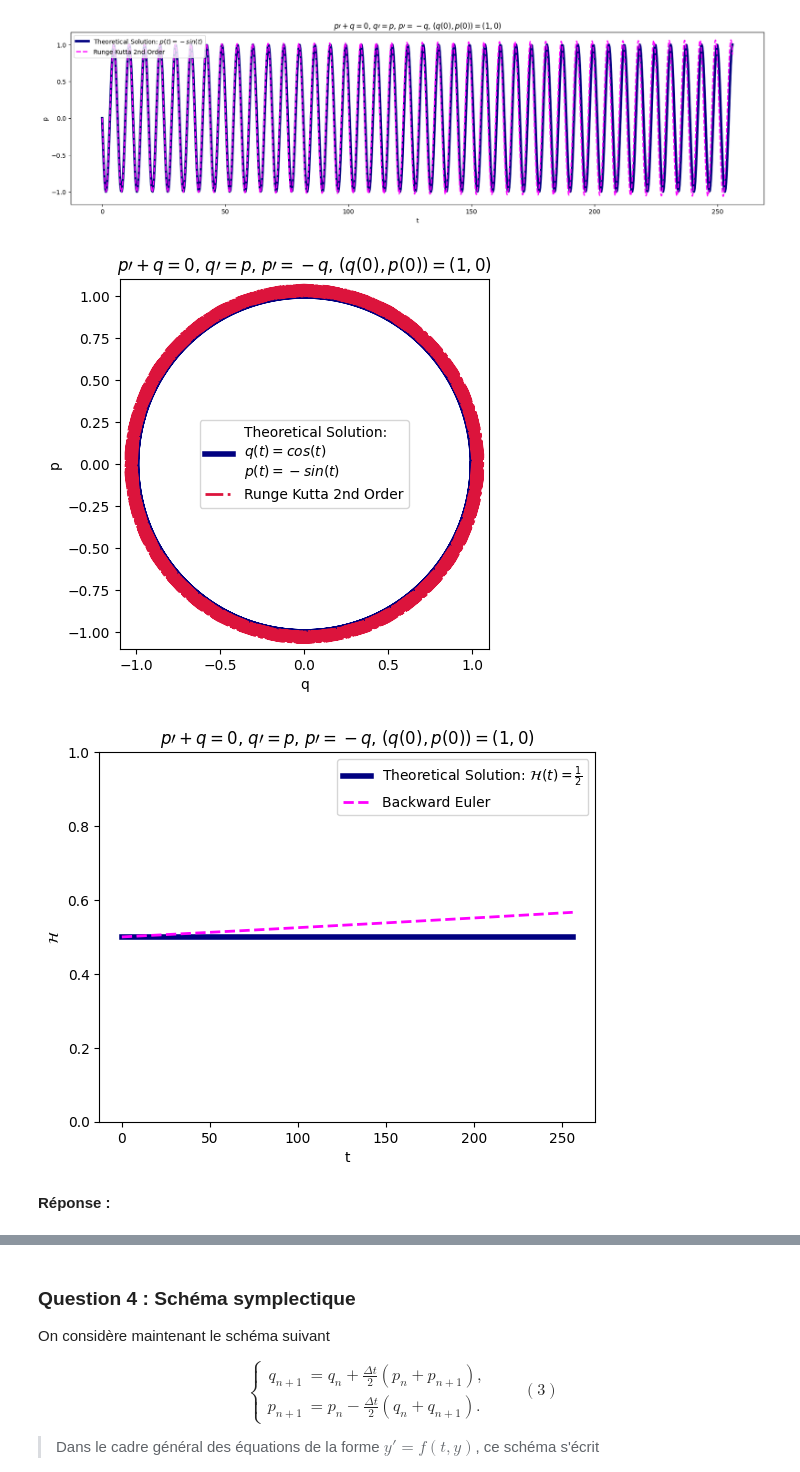
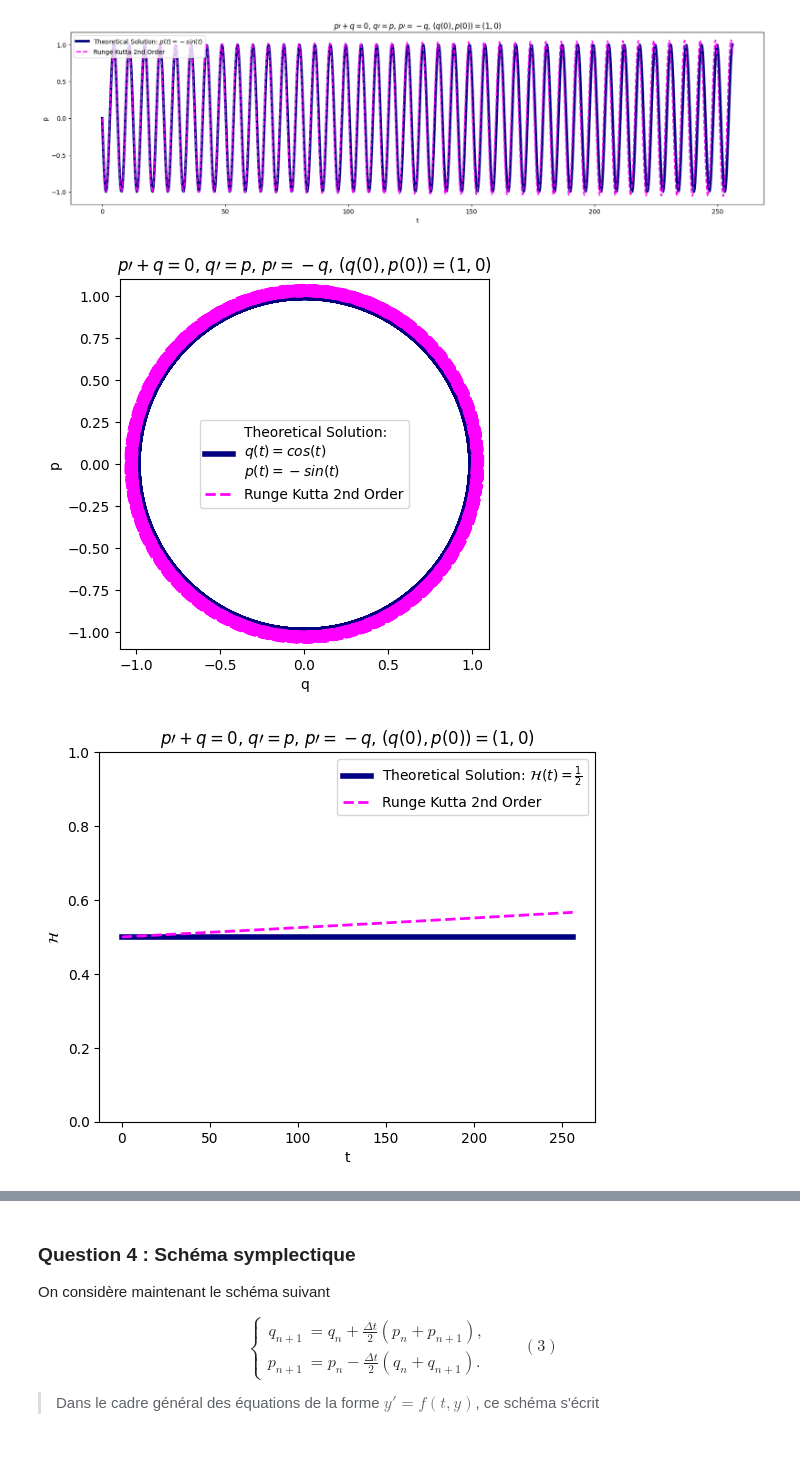
Before and after one commit to Eric-Guerra-Ribeiro/AMP_41012, a Jupyter notebook: pc8.ipynb, the cells around one changed output, grey strips where cells are left out. Cells and saved outputs as stored; diff of their text form; code cells hidden in the pictures; blank space fills up the shorter version.

```diff
--- a/pc8.ipynb
+++ b/pc8.ipynb
@@ -648,30 +650,28 @@ plt.show()
 # %%
 # Tracer pn et qn dans le plan de phase
 axes = plt.axes()
 axes.set_xlim([-1.1, 1.1])
 axes.set_ylim([-1.1, 1.1])
 plt.axis('square')
 plt.plot(np.cos(np.linspace(0, T_f, 1000)), -np.sin(np.linspace(0, T_f, 1000)), label='Theoretical Solution:\n$q(t) = cos(t)$\n$p(t) = -sin(t)$', color='navy', linewidth=4)
-plt.plot(qs_RK2, ps_RK2, label=f'Runge Kutta 2nd Order', linewidth=2, color='crimson', linestyle='-.')
+plt.plot(qs_RK2, ps_RK2, label=f'Runge Kutta 2nd Order', linewidth=2, color='fuchsia', linestyle='--')
 plt.title('$p\\prime + q = 0$, $q\\prime = p$, $p\\prime = -q$, $(q(0), p(0)) = (1, 0)$')
 plt.ylabel('p')
 plt.xlabel('q')
 plt.legend()
 plt.show()
 # %% [output]
-[figure, old version]
+[figure, new version]
 # %%
 # Tracer H(pn,qn) en fonction de tn
 axes = plt.axes()
 axes.set_ylim([0, 1])
 plt.plot([0, T_f], [0.5, 0.5], label='Theoretical Solution: $\\mathcal{H}(t) = \\frac{1}{2}$', color='navy', linewidth=4)
-plt.plot(ts_RK2, H(qs_RK2, ps_RK2), label=f'Backward Euler', linewidth=2, color='fuchsia', linestyle='--')
+plt.plot(ts_RK2, H(qs_RK2, ps_RK2), label=f'Runge Kutta 2nd Order', linewidth=2, color='fuchsia', linestyle='--')
 plt.title('$p\\prime + q = 0$, $q\\prime = p$, $p\\prime = -q$, $(q(0), p(0)) = (1, 0)$')
 plt.ylabel('$\\mathcal{H}$')
 plt.xlabel('t')
 plt.legend()
 plt.show()
 # %% [output]
-[figure, old version]
+[figure, new version]
-# %% [markdown]
-**Réponse :**
```
Also changed, not shown: parts of 6 cells of this notebook, 1 other file.
